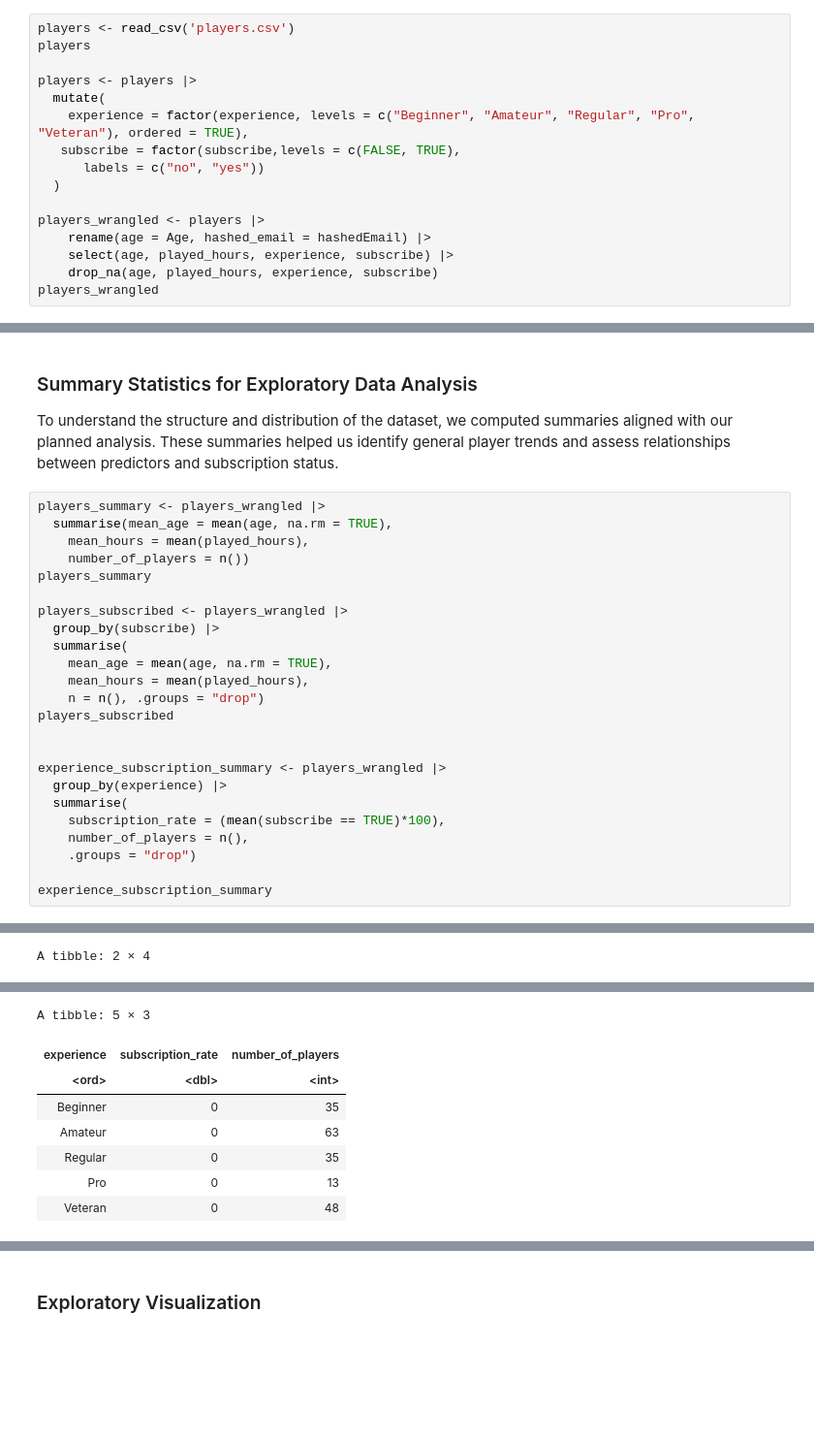
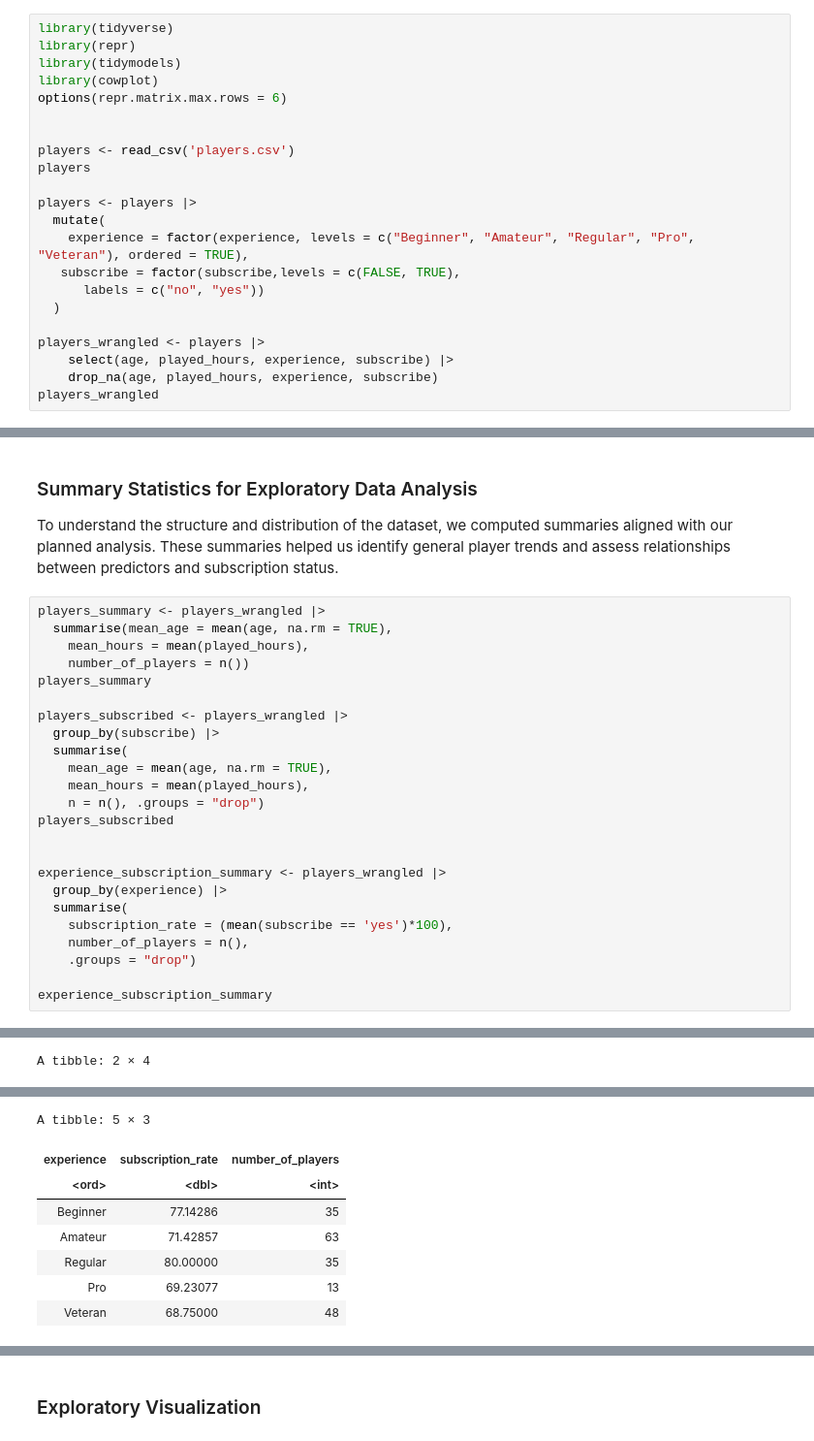
Before and after one commit to uugeneb/DSCI100-Project, a Jupyter notebook: DSCI_GROUP_PROJECT.ipynb, the cells around one changed output, grey strips where cells are left out. Shown at 97% size. Cells and saved outputs as stored; diff of their text form; blank space fills up the shorter version.

```diff
--- a/DSCI_GROUP_PROJECT.ipynb
+++ b/DSCI_GROUP_PROJECT.ipynb
@@ -40,4 +18,11 @@ We began by loading the player dataset containing demographic and behavioural va
 # %%
+library(tidyverse)
+library(repr)
+library(tidymodels)
+library(cowplot)
+options(repr.matrix.max.rows = 6)
+
+
 players <- read_csv('players.csv')
 players
 
@@ -49,7 +34,6 @@ players <- players |>
   )
 
 players_wrangled <- players |>
-    rename(age = Age, hashed_email = hashedEmail) |>
     select(age, played_hours, experience, subscribe) |>
     drop_na(age, played_hours, experience, subscribe)
 players_wrangled
@@ -96,37 +80,37 @@ players_summary
 
 players_subscribed <- players_wrangled |>
   group_by(subscribe) |>
   summarise(
     mean_age = mean(age, na.rm = TRUE),
     mean_hours = mean(played_hours),
     n = n(), .groups = "drop")
 players_subscribed
 
 
 experience_subscription_summary <- players_wrangled |>
   group_by(experience) |>
   summarise(
-    subscription_rate = (mean(subscribe == TRUE)*100),
+    subscription_rate = (mean(subscribe == 'yes')*100),
     number_of_players = n(),
     .groups = "drop")
 
 experience_subscription_summary
 # %% [output]
 A tibble: 1 × 3
 | mean_age | mean_hours | number_of_players |
 | <dbl> | <dbl> | <int> |
 | 21.13918 | 5.904639 | 194 |
 A tibble: 2 × 4
 | subscribe | mean_age | mean_hours | n |
 | <fct> | <dbl> | <dbl> | <int> |
 | no | 23.7500 | 0.5019231 | 52 |
 | yes | 20.1831 | 7.8830986 | 142 |
 A tibble: 5 × 3
 | experience | subscription_rate | number_of_players |
 | <ord> | <dbl> | <int> |
-| Beginner | 0 | 35 |
-| Amateur | 0 | 63 |
-| Regular | 0 | 35 |
-| Pro | 0 | 13 |
-| Veteran | 0 | 48 |
+| Beginner | 77.14286 | 35 |
+| Amateur | 71.42857 | 63 |
+| Regular | 80.00000 | 35 |
+| Pro | 69.23077 | 13 |
+| Veteran | 68.75000 | 48 |
 # %% [markdown]
```
Also changed, not shown: parts of 9 cells of this notebook.
